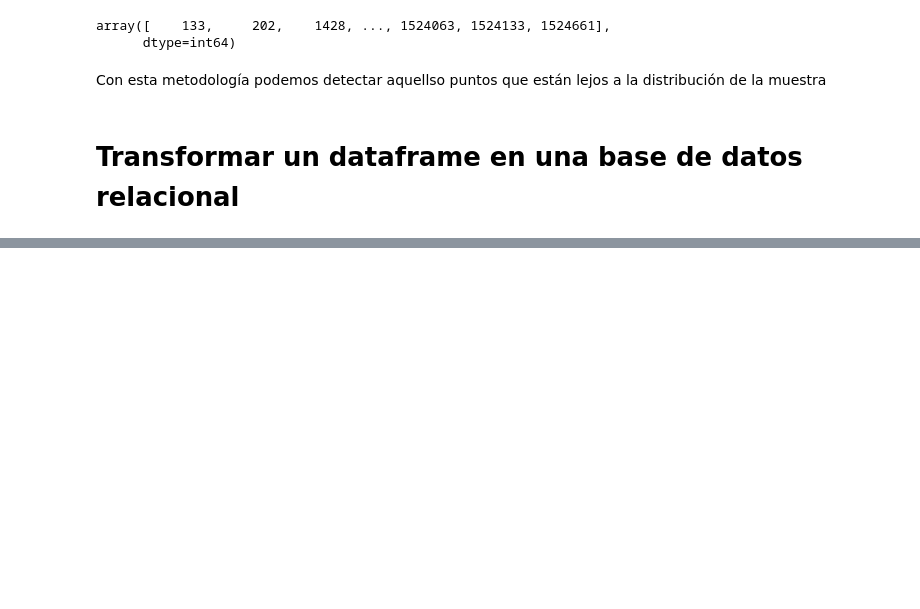
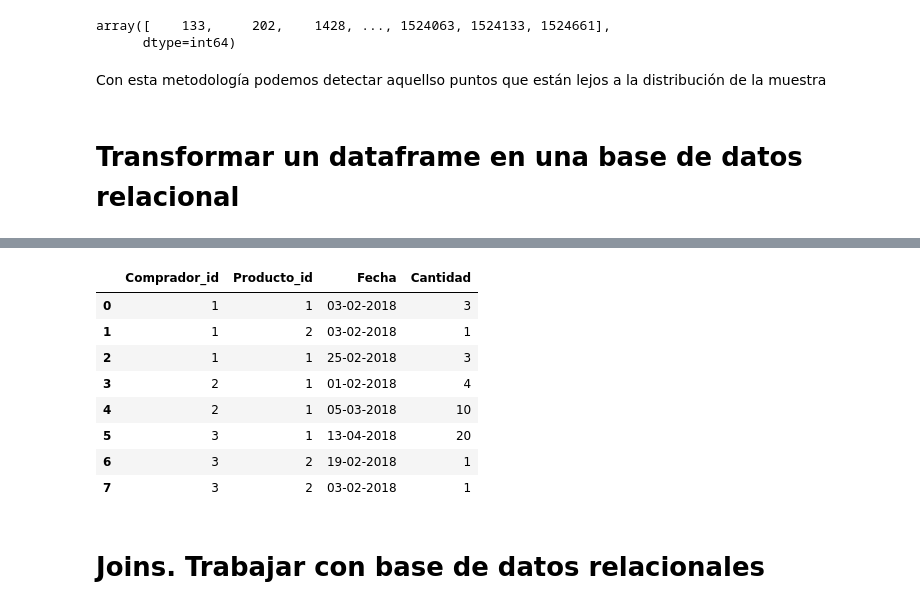
Before and after one commit to jcombari/Linkedin_courses, a Jupyter notebook: 01_Python para data science y big data esencial/03_Correlaciones_Entender relaciones entre variabkes.ipynb, the cells around one changed output, grey strips where cells are left out. Saved outputs shown, nothing was run; the diff lists cells and outputs as text; code cells hidden in the pictures; blank space fills up the shorter version.

```diff
--- a/01_Python para data science y big data esencial/03_Correlaciones_Entender relaciones entre variabkes.ipynb
+++ b/01_Python para data science y big data esencial/03_Correlaciones_Entender relaciones entre variabkes.ipynb
@@ -216,0 +260,15 @@ SyntaxError: invalid syntax (Temp/ipykernel_6692/2791067780.py, line 2)
+# %%
+compras = df[["Comprador_id", "Producto_id", "Fecha", "Cantidad"]]
+compras
+# %% [output]
+|  | Comprador_id | Producto_id | Fecha | Cantidad |
+| 0 | 1 | 1 | 03-02-2018 | 3 |
+| 1 | 1 | 2 | 03-02-2018 | 1 |
+| 2 | 1 | 1 | 25-02-2018 | 3 |
+| 3 | 2 | 1 | 01-02-2018 | 4 |
+| 4 | 2 | 1 | 05-03-2018 | 10 |
+| 5 | 3 | 1 | 13-04-2018 | 20 |
+| 6 | 3 | 2 | 19-02-2018 | 1 |
+| 7 | 3 | 2 | 03-02-2018 | 1 |
+# %% [markdown]
+# Joins. Trabajar con base de datos relacionales
```
Also changed, not shown: parts of 24 cells of this notebook.
